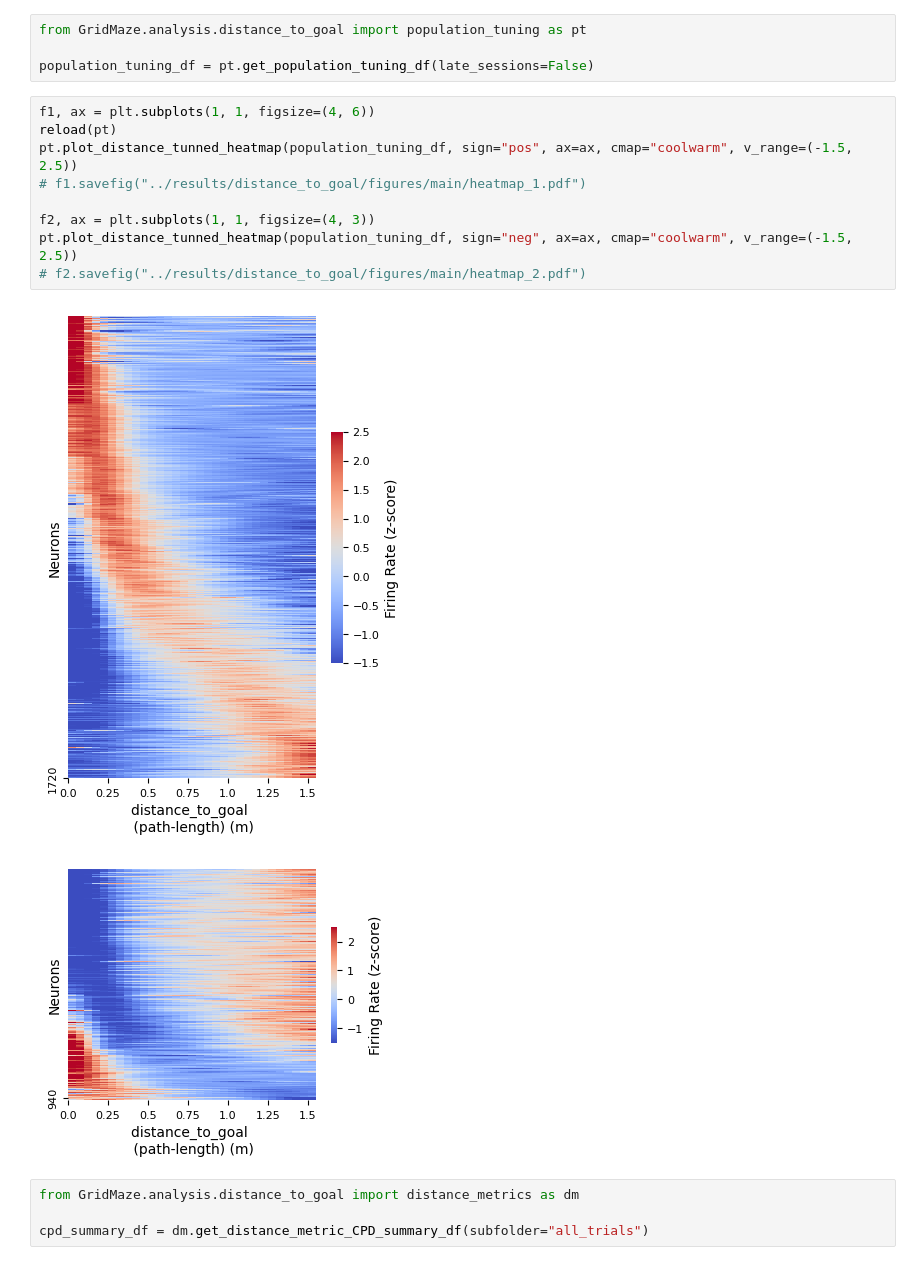
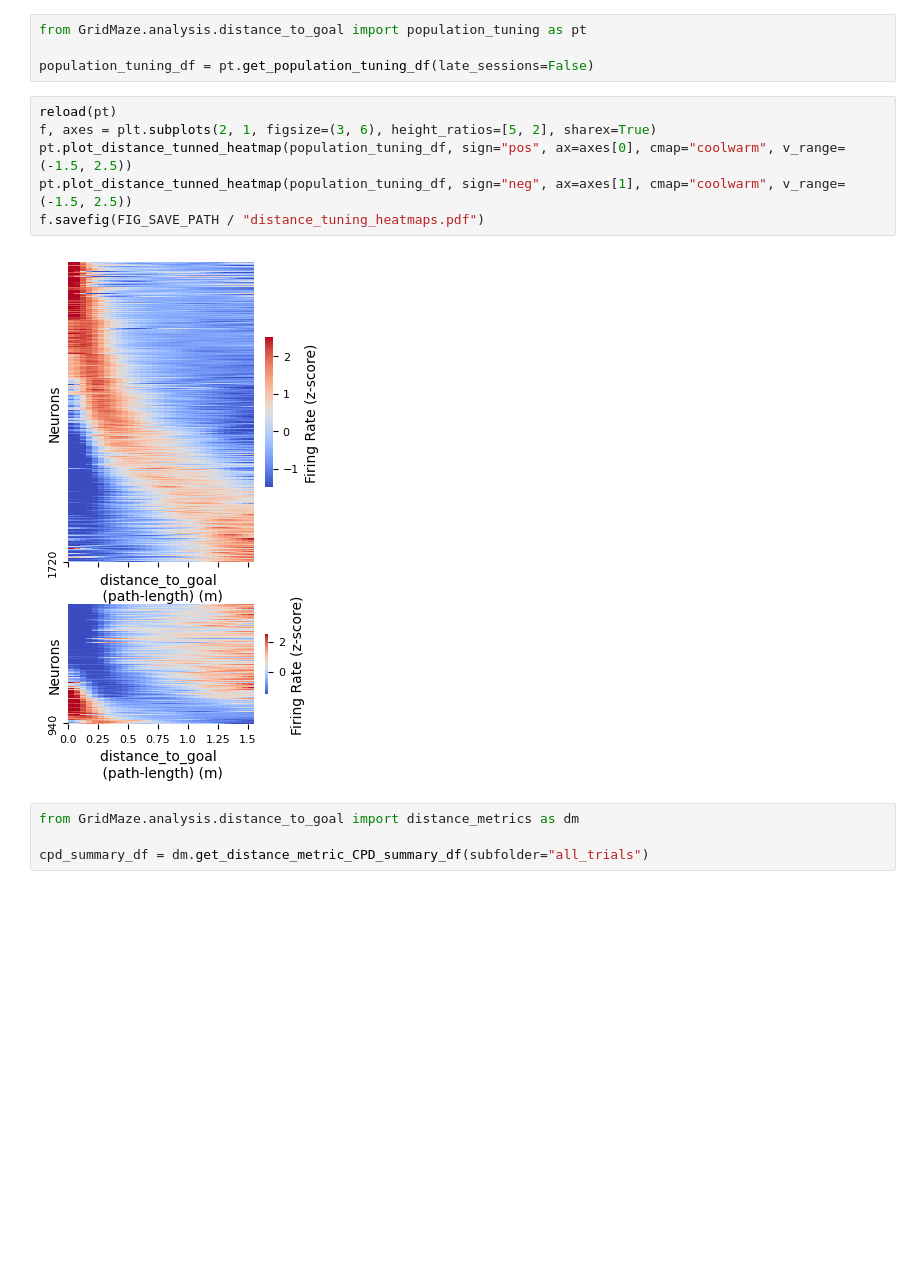
Before and after one commit to peterdoohan/GridMaze-mFC, a Jupyter notebook: Notebooks/5.flexible_reps.ipynb, the cells around one changed output. Cells and saved outputs as stored; diff of their text form; blank space fills up the shorter version.

```diff
--- a/Notebooks/5.flexible_reps.ipynb
+++ b/Notebooks/5.flexible_reps.ipynb
@@ -141,17 +159,13 @@ from GridMaze.analysis.distance_to_goal import population_tuning as pt
 
 population_tuning_df = pt.get_population_tuning_df(late_sessions=False)
 # %%
-f1, ax = plt.subplots(1, 1, figsize=(4, 6))
 reload(pt)
-pt.plot_distance_tunned_heatmap(population_tuning_df, sign="pos", ax=ax, cmap="coolwarm", v_range=(-1.5, 2.5))
-# f1.savefig("../results/distance_to_goal/figures/main/heatmap_1.pdf")
-
-f2, ax = plt.subplots(1, 1, figsize=(4, 3))
-pt.plot_distance_tunned_heatmap(population_tuning_df, sign="neg", ax=ax, cmap="coolwarm", v_range=(-1.5, 2.5))
-# f2.savefig("../results/distance_to_goal/figures/main/heatmap_2.pdf")
+f, axes = plt.subplots(2, 1, figsize=(3, 6), height_ratios=[5, 2], sharex=True)
+pt.plot_distance_tunned_heatmap(population_tuning_df, sign="pos", ax=axes[0], cmap="coolwarm", v_range=(-1.5, 2.5))
+pt.plot_distance_tunned_heatmap(population_tuning_df, sign="neg", ax=axes[1], cmap="coolwarm", v_range=(-1.5, 2.5))
+f.savefig(FIG_SAVE_PATH / "distance_tuning_heatmaps.pdf")
 # %% [output]
-[figure, old version]
+[figure, new version]
-[figure, removed]
 # %%
 from GridMaze.analysis.distance_to_goal import distance_metrics as dm
 
```
Also changed, not shown: parts of 24 cells of this notebook, 1 other file.
